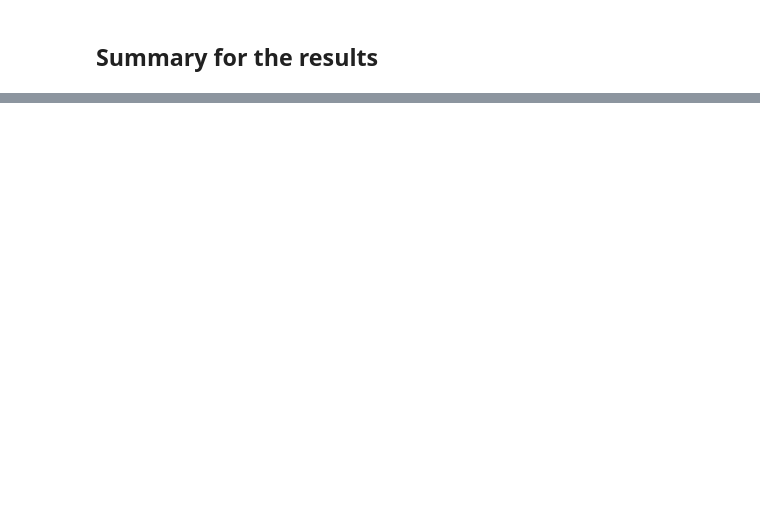
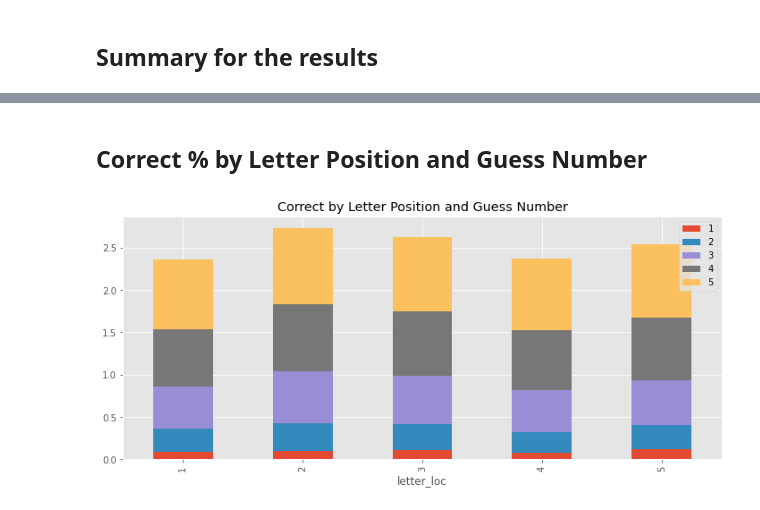
Before and after one commit to shifeng1106/Exploratary-Data-Analysis, a Jupyter notebook: wordle-tweet-dataset-eda.ipynb, the cells around one changed output, grey strips where cells are left out. Drawn from its saved outputs; the diff is of its cells as text; code cells hidden in the pictures; blank space fills up the shorter version.

Commit message:
Kaggle Notebook | Wordle Tweet Data EDA | Version 3

```diff
--- a/wordle-tweet-dataset-eda.ipynb
+++ b/wordle-tweet-dataset-eda.ipynb
@@ -256,0 +257,29 @@ guess1_split.groupby('letter_loc')['result'] \
+# %% [markdown]
+## Correct % by Letter Position and Guess Number
+# %%
+guess_results = {}
+for guess in range(5):
+    guess += 1
+
+    guess_split = tweets.loc[tweets[f'has_guess{guess}']] \
+        .set_index('tweet_id') \
+        [f'guess{guess}'].str.split('', expand=True) \
+        .drop([0, 6], axis=1)
+
+    guess_split = guess_split.unstack().reset_index() \
+        .rename(columns={'level_0':'letter_loc',
+                         0:'result'})
+
+
+    guess_split_pct = guess_split.groupby('letter_loc')['result'] \
+        .value_counts().unstack().T.loc['🟩'] / \
+        guess_split['tweet_id'].nunique()
+    guess_results[guess] = guess_split_pct
+
+pd.DataFrame(guess_results) \
+    .plot(kind='bar', stacked=True,
+          figsize=(12, 5),
+          title='Correct by Letter Position and Guess Number')
+plt.show()
+# %% [output]
+[figure, added]
```
Also changed, not shown: parts of 5 cells of this notebook.
